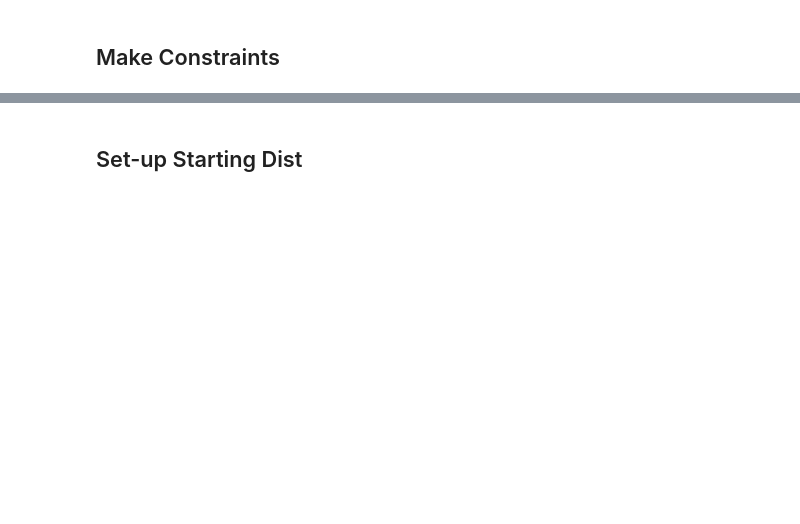
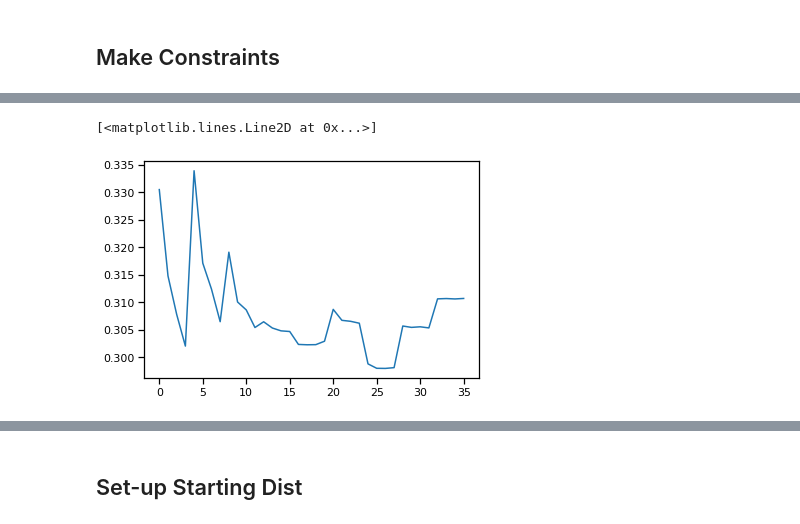
Before and after one commit to ur-whitelab/py0, a Jupyter notebook: examples/Algorithm2.ipynb, the cells around one changed output, grey strips where cells are left out. Saved outputs shown, nothing was run; the diff lists cells and outputs as text; code cells hidden in the pictures; blank space fills up the shorter version.

```diff
--- a/examples/Algorithm2.ipynb
+++ b/examples/Algorithm2.ipynb
@@ -141,0 +143,5 @@ plt.legend()
+# %%
+plt.plot(result.history['prior-loss'])
+# %% [output]
+[<matplotlib.lines.Line2D at 0x...>]
+[figure, added]
```
Also changed, not shown: parts of 45 cells of this notebook, 5 other files.
